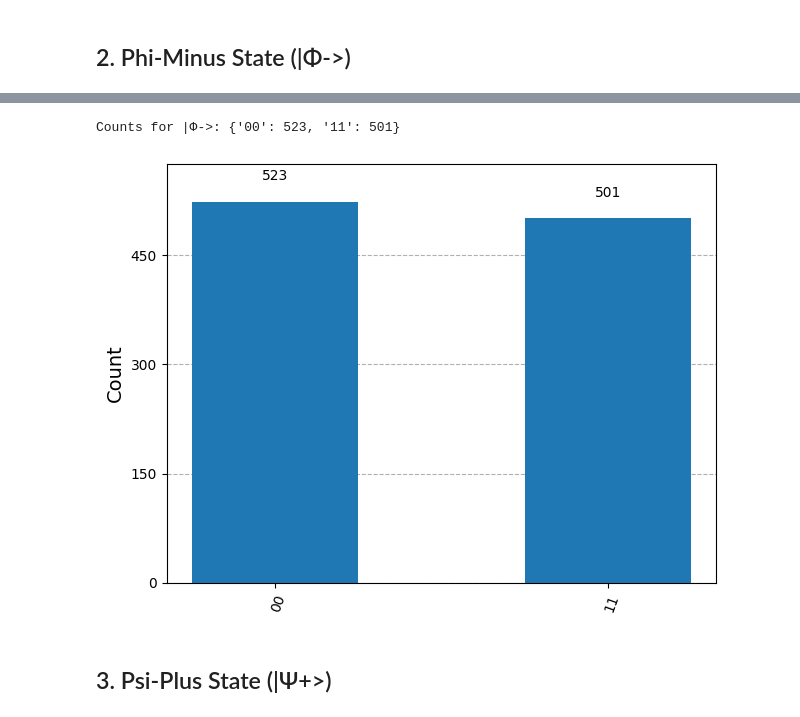
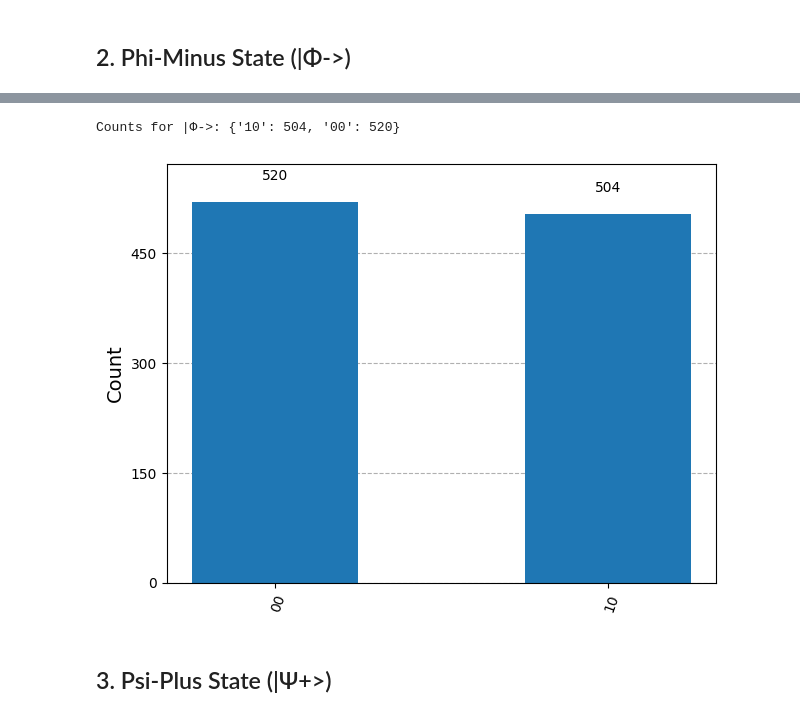
Before and after one commit to Nihalht/quamtum-lab-pr, a Jupyter notebook: 3_Bell_States_Theory_of_Entanglement.ipynb, the cells around one changed output, grey strips where cells are left out. Saved outputs shown, nothing was run; the diff lists cells and outputs as text; code cells hidden in the pictures.

```diff
--- a/3_Bell_States_Theory_of_Entanglement.ipynb
+++ b/3_Bell_States_Theory_of_Entanglement.ipynb
@@ -52,18 +76,18 @@ Counts for |Φ+>: {'11': 519, '00': 505}
 # %%
 qc_phi_minus = QuantumCircuit(2, 2)
 qc_phi_minus.x(0)
 qc_phi_minus.h(0)
 qc_phi_minus.cx(0, 1)
-qc_phi_minus.measure([0, 1], [0, 1])
+qc_phi_minus.measure([0, 0], [1,1])
 
 compiled = transpile(qc_phi_minus, simulator)
 job = simulator.run(compiled, shots=1024)
 counts_phi_minus = job.result().get_counts()
 
 print("Counts for |Φ->:", counts_phi_minus)
 plot_histogram(counts_phi_minus)
 # %% [output]
-Counts for |Φ->: {'00': 523, '11': 501}
+Counts for |Φ->: {'10': 504, '00': 520}
-[figure, old version]
+[figure, new version]
 # %% [markdown]
 ## 3. Psi-Plus State (|Ψ+>)
```
Also changed, not shown: parts of 7 cells of this notebook.
